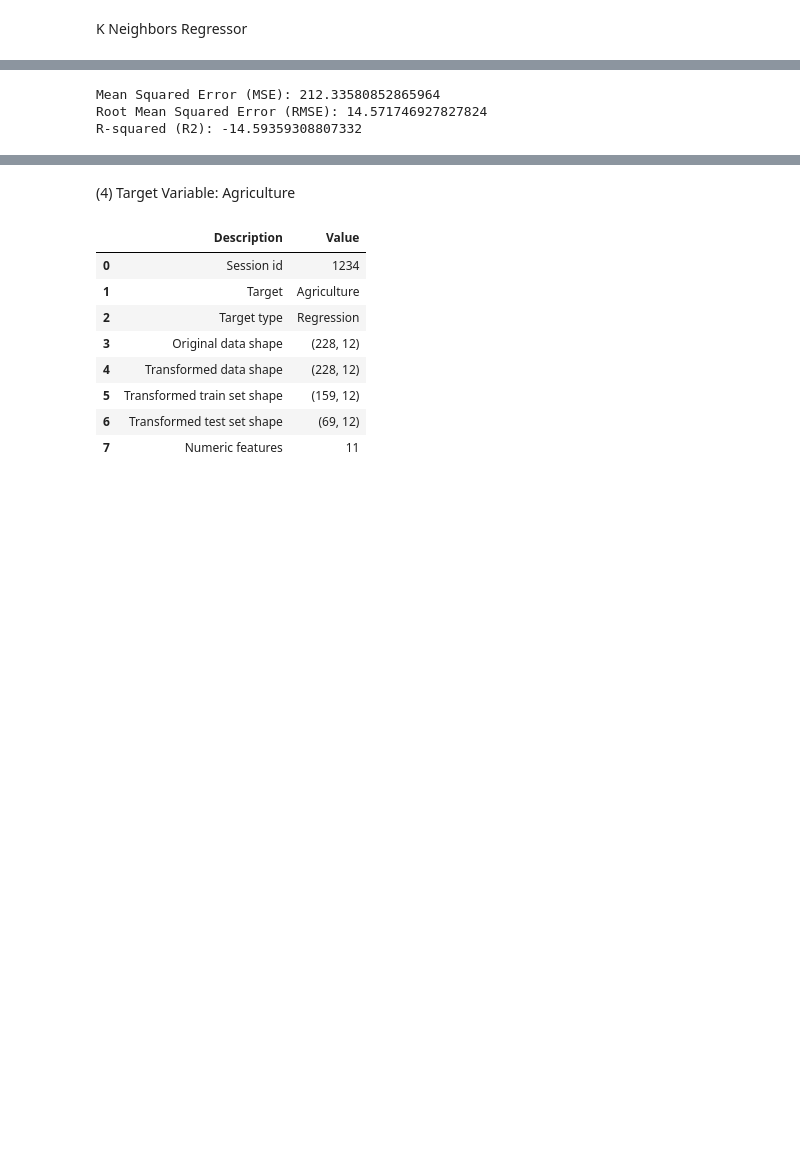
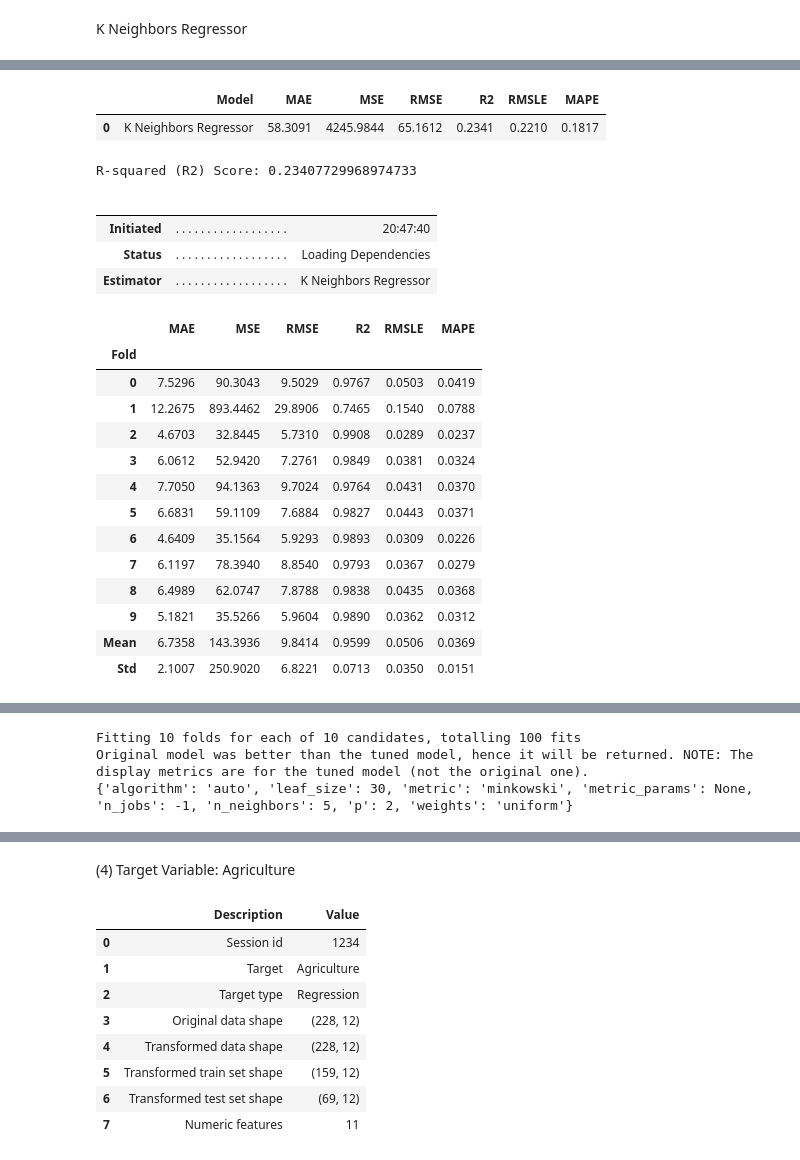
Before and after one commit to chustjarey/Climate-Change-and-its-Economic-Impact-DAB422-24W-004-Group9, a Jupyter notebook: Part II/06_Machine Learning Model - Regression - ON.ipynb, the cells around one changed output, grey strips where cells are left out. Cells and saved outputs as stored; diff of their text form; code cells hidden in the pictures; blank space fills up the shorter version.

```diff
--- a/Part II/06_Machine Learning Model - Regression - ON.ipynb
+++ b/Part II/06_Machine Learning Model - Regression - ON.ipynb
@@ -1111,0 +738,6 @@ KNeighborsRegressor(n_jobs=-1)
+# %%
+# model creation using PyCaret
+model = pycr.create_model('knn', fold = 5)
+
+params = model.get_params()
+print(params)
@@ -1168,26 +801,15 @@ R-squared (R2): 0.980282625069627
 # %%
-# Make predictions on the validation data
-y_pred = model.predict(X_val_data)
+# Make predictions on the test dataset
+predictions = pycr.predict_model(model, data = test_data)
+r2 = r2_score(predictions['Health care and social assistance'], predictions['prediction_label'])
+print('R-squared (R2) Score:', r2)
 
-# Calculate evaluation metrics
-mse = mean_squared_error(y_val_data, y_pred)
-rmse = np.sqrt(mse)
-r2 = r2_score(y_val_data, y_pred)
-
-# Print the evaluation metrics
-print('Mean Squared Error (MSE):', mse)
-print('Root Mean Squared Error (RMSE):', rmse)
-print('R-squared (R2):', r2)
-
-# Combine y_test and y_pred into a DataFrame for easier plotting
-predictions = pd.DataFrame({'Health care and social assistance': y_val_data, 'prediction_label': y_pred}, index=X_val_data.index)
 
 # Sort predictions DataFrame by index
 predictions.sort_index(inplace=True)
 
 # Create Plotly figure
-fig = make_subplots(rows=1, cols=1, shared_xaxes=True, shared_yaxes=True,
-                    subplot_titles=('KNeighbors Regressor: Actual vs Predicted Health care and social assistance'))
+fig = make_subplots(rows=1, cols=1, shared_xaxes=True, shared_yaxes=True)
 
 # Add scatter plot for actual values
 fig.add_trace(go.Scatter(x=predictions.index, y=predictions['Health care and social assistance'],
@@ -1209,8 +831,8 @@ fig.add_trace(go.Scatter(x=predictions.index, y=predictions['prediction_label'].
                          mode='lines', line=dict(color='red', dash='dash'),
                          showlegend=False), row=1, col=1)
 
-fig.update_layout(title_text='KNeighbors Regressor: Actual vs Predicted Health care and social assistance\n Validation data',
-                  title_font_size=15, title_y=.95,
+fig.update_layout(title_text='K Neighbor Regressor: Actual vs Predicted Health care and social assistance (Test Dataset)',
+                  title_font_size=15, title_y=0.95,
                   xaxis_title='Date/Time', yaxis_title='Health care and social assistance',
                   legend=dict(x=0.02, y=0.98),
                   grid=dict(rows=1, columns=1, ygap=0.2))
@@ -1218,6 +840,32 @@ fig.update_layout(title_text='KNeighbors Regressor: Actual vs Predicted Health c
 # Show interactive plot
 fig.show()
 # %% [output]
+|  | Model | MAE | MSE | RMSE | R2 | RMSLE | MAPE |
+| 0 | K Neighbors Regressor | 58.3091 | 4245.9844 | 65.1612 | 0.2341 | 0.2210 | 0.1817 |
-Mean Squared Error (MSE): 212.33580852865964
-Root Mean Squared Error (RMSE): 14.571746927827824
-R-squared (R2): -14.59359308807332
+R-squared (R2) Score: 0.23407729968974733
+# %%
+# tuning the pycaret model
+
+model_tuned = pycr.tune_model(model)
+params = model_tuned.get_params()
+print(params)
+# %% [output]
+|  |  |  |
+|  |  |  |
+| Initiated | . . . . . . . . . . . . . . . . . . | 20:47:40 |
+| Status | . . . . . . . . . . . . . . . . . . | Loading Dependencies |
+| Estimator | . . . . . . . . . . . . . . . . . . | K Neighbors Regressor |
+|  | MAE | MSE | RMSE | R2 | RMSLE | MAPE |
+| Fold |  |  |  |  |  |  |
+| 0 | 7.5296 | 90.3043 | 9.5029 | 0.9767 | 0.0503 | 0.0419 |
+| 1 | 12.2675 | 893.4462 | 29.8906 | 0.7465 | 0.1540 | 0.0788 |
+| 2 | 4.6703 | 32.8445 | 5.7310 | 0.9908 | 0.0289 | 0.0237 |
+| 3 | 6.0612 | 52.9420 | 7.2761 | 0.9849 | 0.0381 | 0.0324 |
+| 4 | 7.7050 | 94.1363 | 9.7024 | 0.9764 | 0.0431 | 0.0370 |
+| 5 | 6.6831 | 59.1109 | 7.6884 | 0.9827 | 0.0443 | 0.0371 |
+| 6 | 4.6409 | 35.1564 | 5.9293 | 0.9893 | 0.0309 | 0.0226 |
+| 7 | 6.1197 | 78.3940 | 8.8540 | 0.9793 | 0.0367 | 0.0279 |
+| 8 | 6.4989 | 62.0747 | 7.8788 | 0.9838 | 0.0435 | 0.0368 |
+| 9 | 5.1821 | 35.5266 | 5.9604 | 0.9890 | 0.0362 | 0.0312 |
+| Mean | 6.7358 | 143.3936 | 9.8414 | 0.9599 | 0.0506 | 0.0369 |
+| Std | 2.1007 | 250.9020 | 6.8221 | 0.0713 | 0.0350 | 0.0151 |
@@ -1223,0 +873,3 @@ R-squared (R2): -14.59359308807332
+Fitting 10 folds for each of 10 candidates, totalling 100 fits
+Original model was better than the tuned model, hence it will be returned. NOTE: The display metrics are for the tuned model (not the original one).
+{'algorithm': 'auto', 'leaf_size': 30, 'metric': 'minkowski', 'metric_params': None, 'n_jobs': -1, 'n_neighbors': 5, 'p': 2, 'weights': 'uniform'}
```
Also changed, not shown: parts of 63 cells of this notebook.
